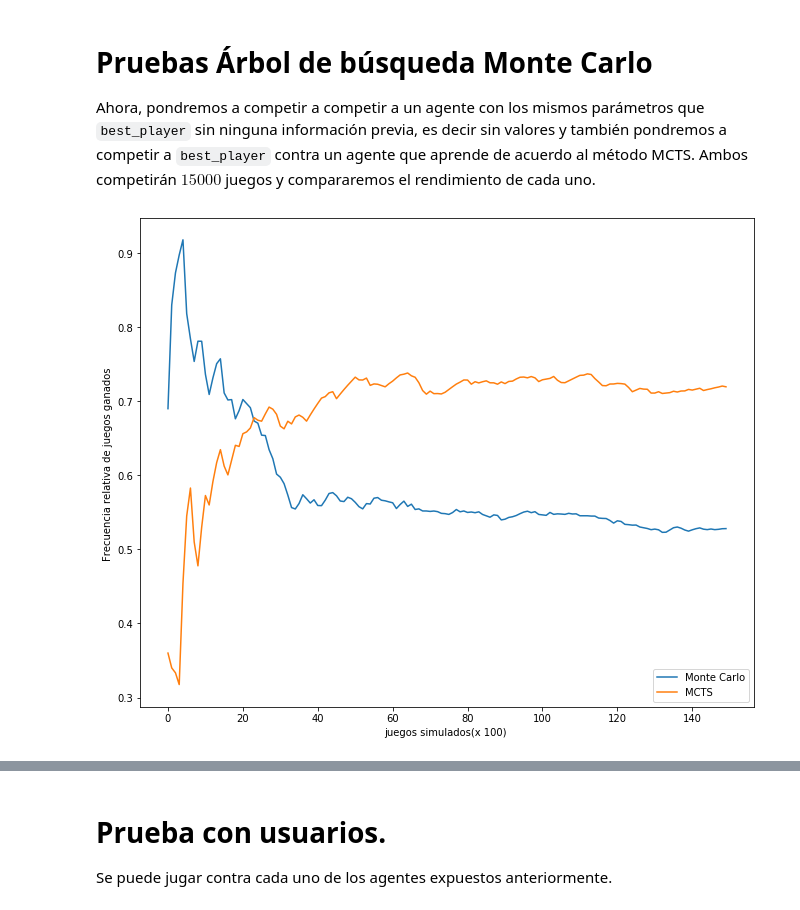
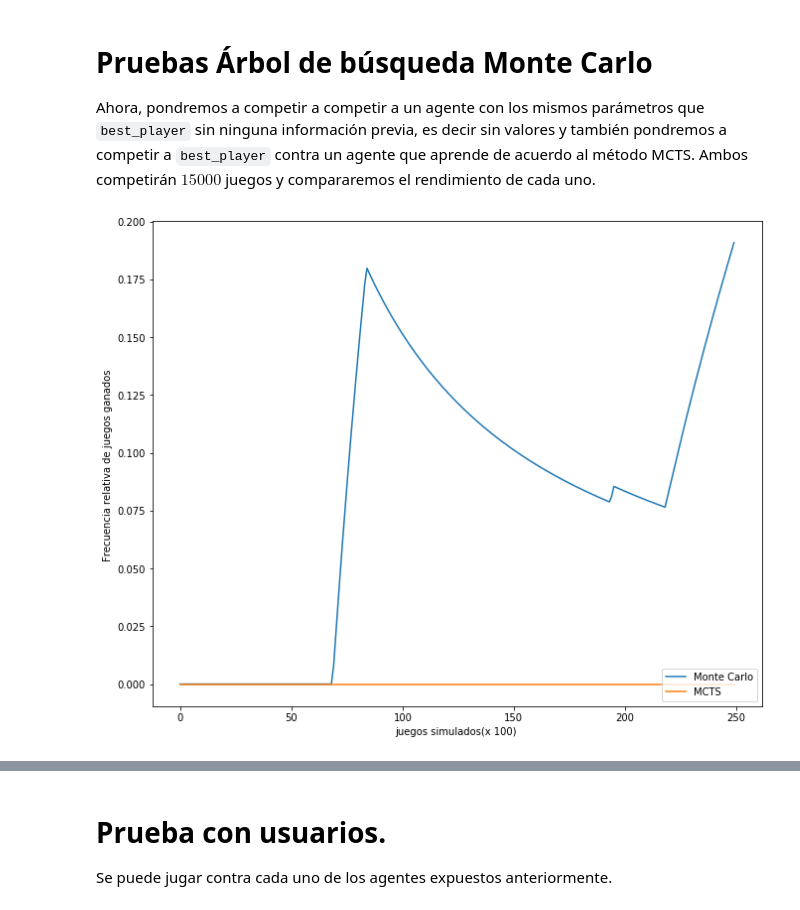
Before and after one commit to sergfer26/Reinforcement-Learning, a Jupyter notebook: MonteCarloTests.ipynb, the cells around one changed output, grey strips where cells are left out. Drawn from its saved outputs; the diff is of its cells as text; code cells hidden in the pictures.

```diff
--- a/MonteCarloTests.ipynb
+++ b/MonteCarloTests.ipynb
@@ -78,22 +78,23 @@ player3.gamma = best_player.gamma
 
 player4 = amcts()
 player4.C = 2
+best_player.epsilon = 0
 # %%
-frec1 = play_n_duels(15000, best_player, player3)
-frec2 = play_n_duels(15000, best_player, player4)
-y = np.arange(150)
+frec1 = play_n_duels(25000, best_player, player3)
+frec2 = play_n_duels(25000, best_player, player4)
+y = np.arange(250)
 
 plt.plot(y, frec1)
 plt.plot(y, frec2)
 figsize(11, 9)
 
 legends = ['Monte Carlo', 'MCTS']
 
 plt.legend(legends, loc='lower right')
 plt.xlabel("juegos simulados(x 100) ")
 plt.ylabel("Frecuencia relativa de juegos ganados ")
 plt.show()
 # %% [output]
-[figure, old version]
+[figure, new version]
 # %%
 player3.wins
```
Also changed, not shown: parts of 10 cells of this notebook.
